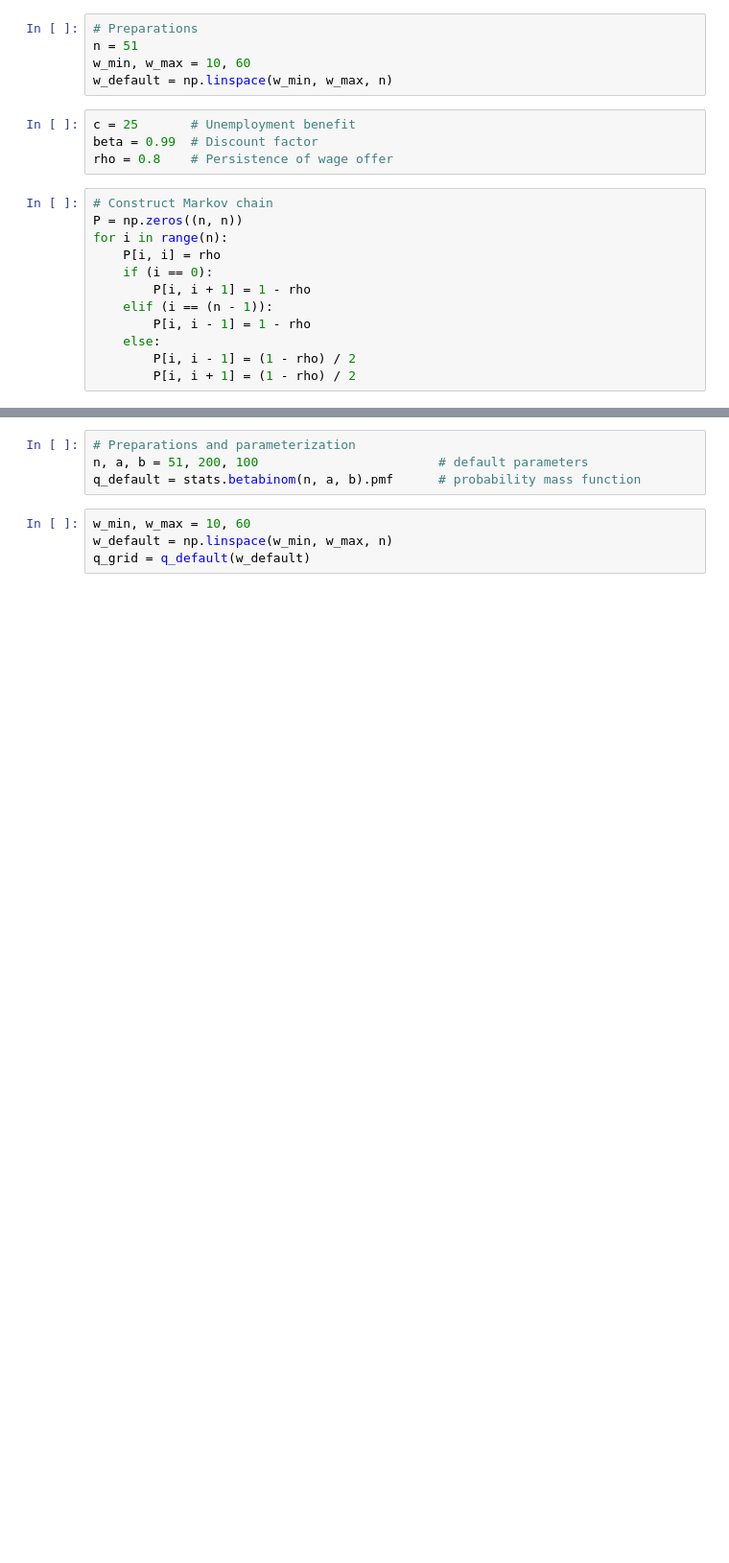
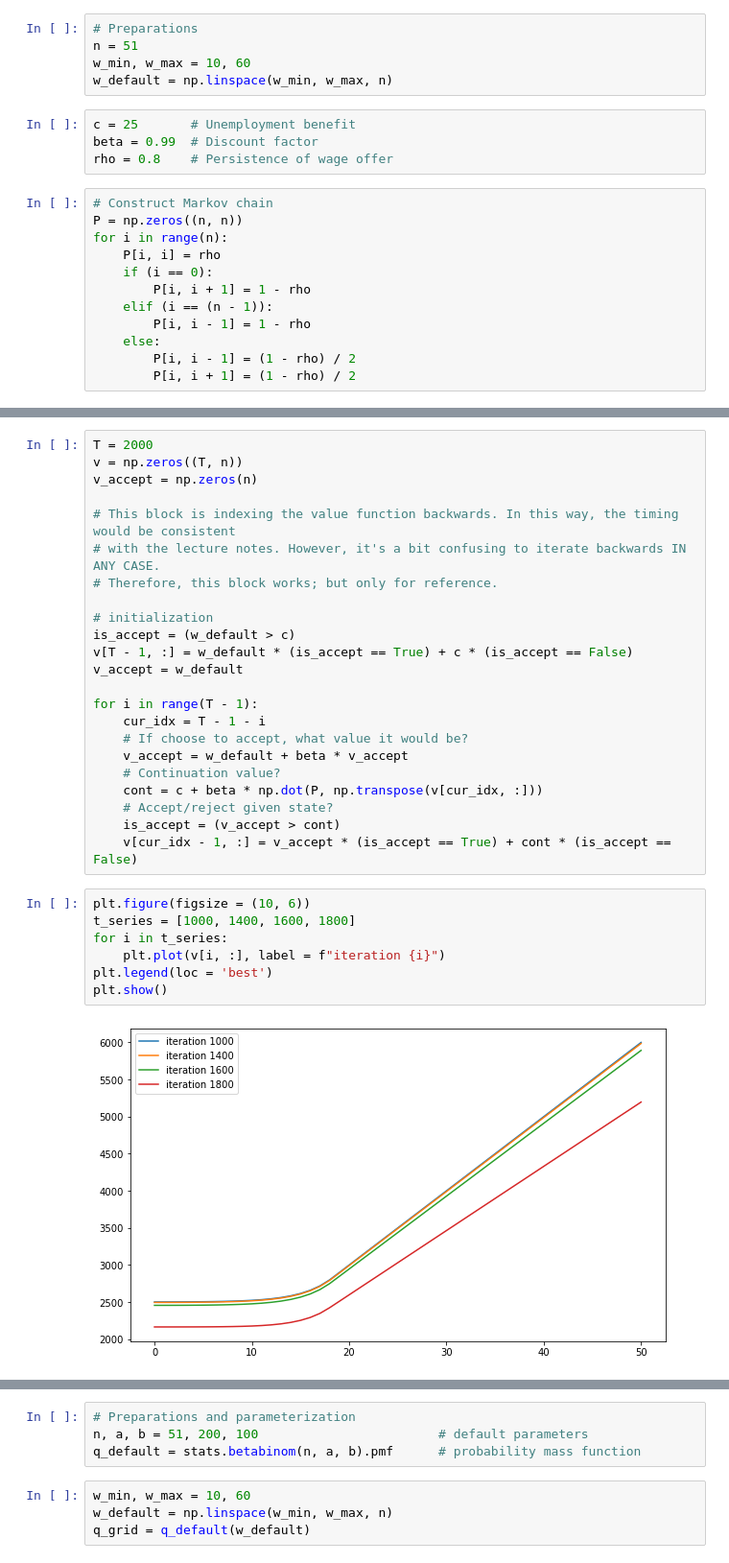
Before and after one commit to wupeifan/ECON_407_Fall2020, a Jupyter notebook: Notebooks/McCallVariations.ipynb, the cells around one changed output, grey strips where cells are left out. Shown: that part at 96% size. Drawn from its saved outputs; the diff is of its cells as text; blank space fills up the shorter version.

Commit message:
update notebooks and notes

```diff
--- a/Notebooks/McCallVariations.ipynb
+++ b/Notebooks/McCallVariations.ipynb
@@ -46,0 +81,32 @@ for i in range(n):
+# %%
+T = 2000
+v = np.zeros((T, n))
+v_accept = np.zeros(n)
+
+# This block is indexing the value function backwards. In this way, the timing would be consistent
+# with the lecture notes. However, it's a bit confusing to iterate backwards IN ANY CASE.
+# Therefore, this block works; but only for reference.
+
+# initialization
+is_accept = (w_default > c)
+v[T - 1, :] = w_default * (is_accept == True) + c * (is_accept == False)
+v_accept = w_default
+
+for i in range(T - 1):
+    cur_idx = T - 1 - i
+    # If choose to accept, what value it would be?
+    v_accept = w_default + beta * v_accept
+    # Continuation value?
+    cont = c + beta * np.dot(P, np.transpose(v[cur_idx, :]))
+    # Accept/reject given state?
+    is_accept = (v_accept > cont)
+    v[cur_idx - 1, :] = v_accept * (is_accept == True) + cont * (is_accept == False)
+# %%
+plt.figure(figsize = (10, 6))
+t_series = [1000, 1400, 1600, 1800]
+for i in t_series:
+    plt.plot(v[i, :], label = f"iteration {i}")
+plt.legend(loc = 'best')
+plt.show()
+# %% [output]
+[figure, added]
```
Also changed, not shown: parts of 7 cells of this notebook, 2 other files.
